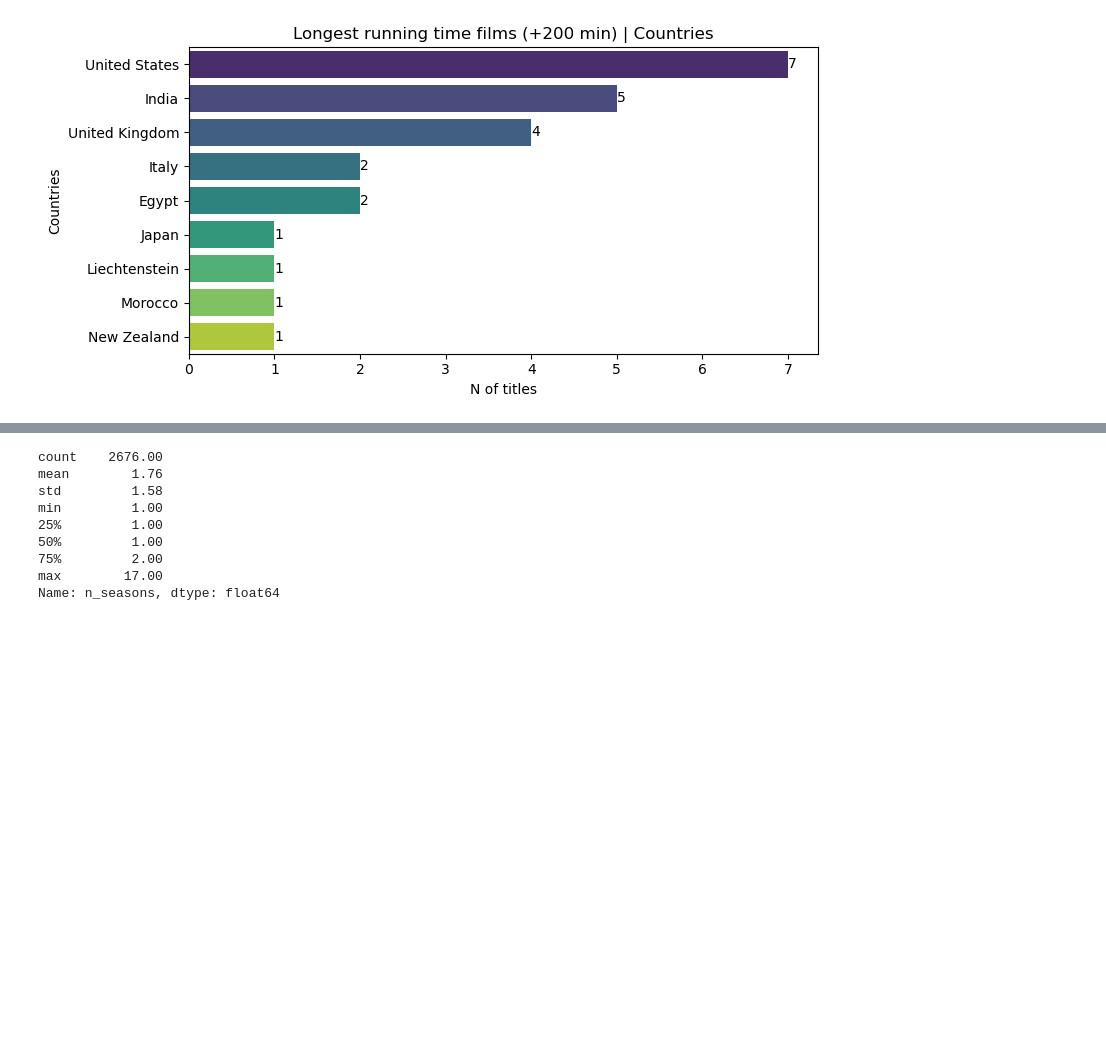
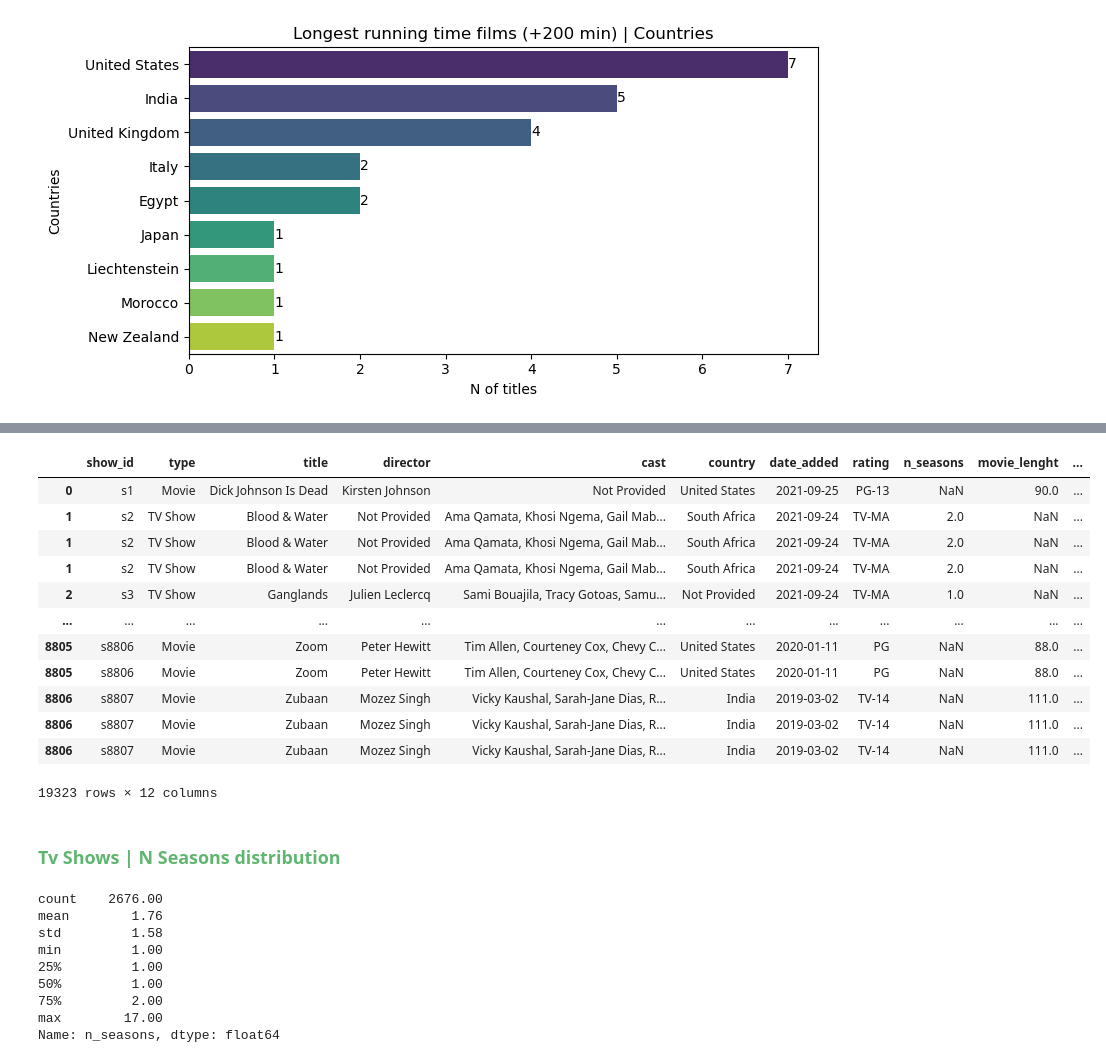
Before and after one commit to TonioDominguez/Netflix_mood_recommender, a Jupyter notebook: Prepro_netflix_rec.ipynb, the cells around one changed output, grey strips where cells are left out. Drawn from its saved outputs; the diff is of its cells as text; code cells hidden in the pictures; blank space fills up the shorter version.

Commit message:
up2date

```diff
--- a/Prepro_netflix_rec.ipynb
+++ b/Prepro_netflix_rec.ipynb
@@ -627,3 +662,25 @@ plt.show()
+# %%
+df_expanded = df.drop('listed_in', axis=1).join(
+    df['listed_in'].str.split(', ', expand=True).stack().reset_index(level=1, drop=True).rename('category')
+)
+# %%
+df_expanded
+# %% [output]
+|  | show_id | type | title | director | cast | country | date_added | rating | n_seasons | movie_lenght | ... |
+| 0 | s1 | Movie | Dick Johnson Is Dead | Kirsten Johnson | Not Provided | United States | 2021-09-25 | PG-13 | NaN | 90.0 | ... |
+| 1 | s2 | TV Show | Blood & Water | Not Provided | Ama Qamata, Khosi Ngema, Gail Mab... | South Africa | 2021-09-24 | TV-MA | 2.0 | NaN | ... |
+| 1 | s2 | TV Show | Blood & Water | Not Provided | Ama Qamata, Khosi Ngema, Gail Mab... | South Africa | 2021-09-24 | TV-MA | 2.0 | NaN | ... |
+| 1 | s2 | TV Show | Blood & Water | Not Provided | Ama Qamata, Khosi Ngema, Gail Mab... | South Africa | 2021-09-24 | TV-MA | 2.0 | NaN | ... |
+| 2 | s3 | TV Show | Ganglands | Julien Leclercq | Sami Bouajila, Tracy Gotoas, Samu... | Not Provided | 2021-09-24 | TV-MA | 1.0 | NaN | ... |
+| ... | ... | ... | ... | ... | ... | ... | ... | ... | ... | ... | ... |
+| 8805 | s8806 | Movie | Zoom | Peter Hewitt | Tim Allen, Courteney Cox, Chevy C... | United States | 2020-01-11 | PG | NaN | 88.0 | ... |
+| 8805 | s8806 | Movie | Zoom | Peter Hewitt | Tim Allen, Courteney Cox, Chevy C... | United States | 2020-01-11 | PG | NaN | 88.0 | ... |
+| 8806 | s8807 | Movie | Zubaan | Mozez Singh | Vicky Kaushal, Sarah-Jane Dias, R... | India | 2019-03-02 | TV-14 | NaN | 111.0 | ... |
+| 8806 | s8807 | Movie | Zubaan | Mozez Singh | Vicky Kaushal, Sarah-Jane Dias, R... | India | 2019-03-02 | TV-14 | NaN | 111.0 | ... |
+| 8806 | s8807 | Movie | Zubaan | Mozez Singh | Vicky Kaushal, Sarah-Jane Dias, R... | India | 2019-03-02 | TV-14 | NaN | 111.0 | ... |
+19323 rows × 12 columns
+# %% [markdown]
+<h3 style="color: #60b671;">Tv Shows | N Seasons distribution</h3>
 # %%
 df["n_seasons"].describe().round(2)
 # %% [output]
```
Also changed, not shown: parts of 6 cells of this notebook.
